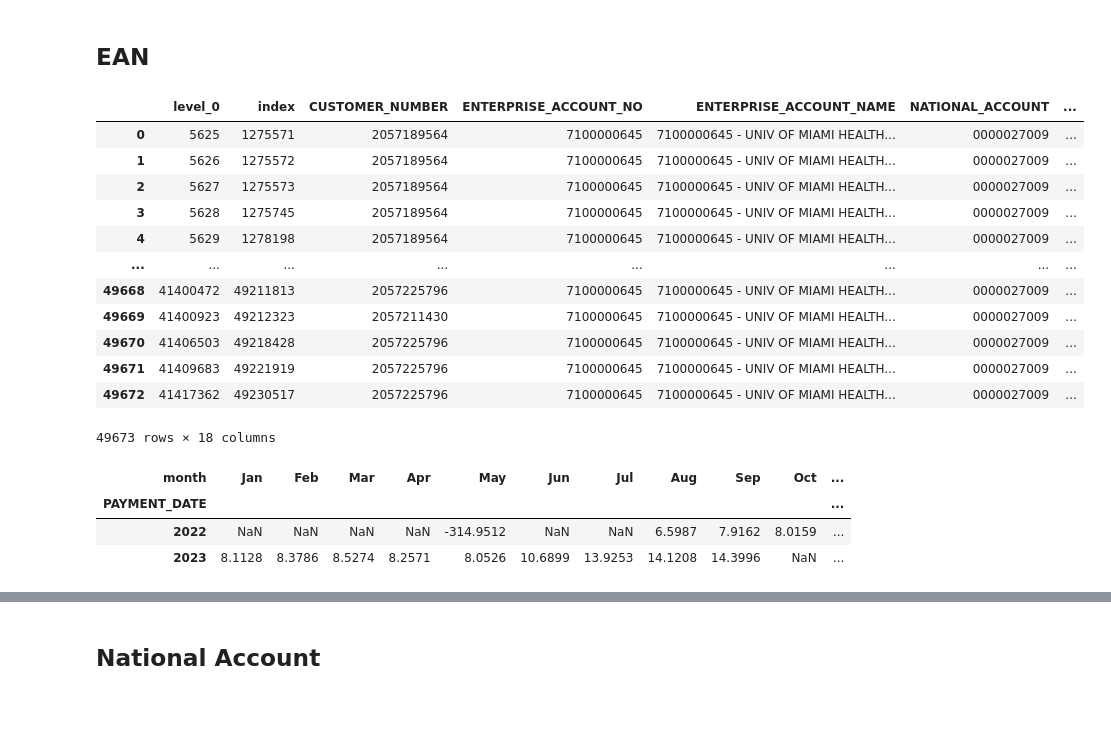
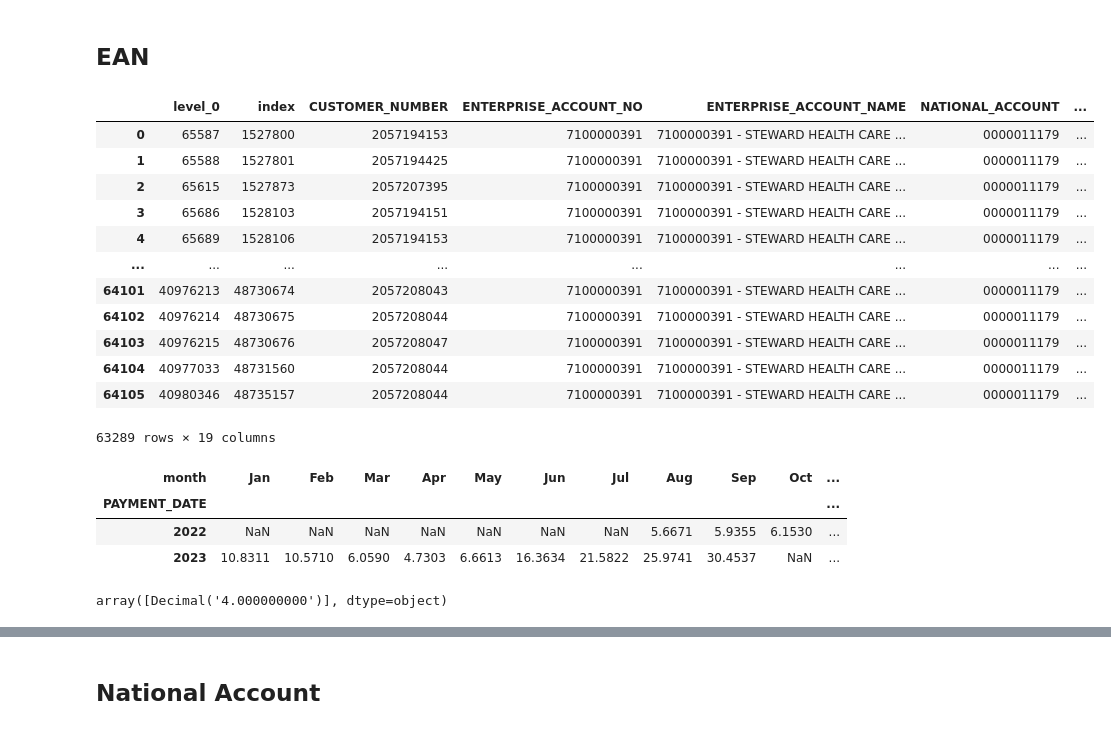
Before and after one commit to cah-madison-johnson/treasure_chest, a Jupyter notebook: WADTP/WADTP.ipynb, the cells around one changed output, grey strips where cells are left out. Drawn from its saved outputs; the diff is of its cells as text; code cells hidden in the pictures.

```diff
--- a/WADTP/WADTP.ipynb
+++ b/WADTP/WADTP.ipynb
@@ -185,22 +226,22 @@ _ = ax.legend(bbox_to_anchor=(1, 1.02), loc='upper left')
 # %% [markdown]
 ## EAN
 # %%
-EAN = "7100000645"
-s = search_EAN(EAN)
+EAN = "7100000391"
+four, thirty,_,_ = search_EAN(EAN)
 # %%
-s
+four
 # %% [output]
 |  | level_0 | index | CUSTOMER_NUMBER | ENTERPRISE_ACCOUNT_NO | ENTERPRISE_ACCOUNT_NAME | NATIONAL_ACCOUNT | ... |
-| 0 | 5625 | 1275571 | 2057189564 | 7100000645 | 7100000645 - UNIV OF MIAMI HEALTH... | 0000027009 | ... |
-| 1 | 5626 | 1275572 | 2057189564 | 7100000645 | 7100000645 - UNIV OF MIAMI HEALTH... | 0000027009 | ... |
-| 2 | 5627 | 1275573 | 2057189564 | 7100000645 | 7100000645 - UNIV OF MIAMI HEALTH... | 0000027009 | ... |
-| 3 | 5628 | 1275745 | 2057189564 | 7100000645 | 7100000645 - UNIV OF MIAMI HEALTH... | 0000027009 | ... |
-| 4 | 5629 | 1278198 | 2057189564 | 7100000645 | 7100000645 - UNIV OF MIAMI HEALTH... | 0000027009 | ... |
+| 0 | 65587 | 1527800 | 2057194153 | 7100000391 | 7100000391 - STEWARD HEALTH CARE ... | 0000011179 | ... |
+| 1 | 65588 | 1527801 | 2057194425 | 7100000391 | 7100000391 - STEWARD HEALTH CARE ... | 0000011179 | ... |
+| 2 | 65615 | 1527873 | 2057207395 | 7100000391 | 7100000391 - STEWARD HEALTH CARE ... | 0000011179 | ... |
+| 3 | 65686 | 1528103 | 2057194151 | 7100000391 | 7100000391 - STEWARD HEALTH CARE ... | 0000011179 | ... |
+| 4 | 65689 | 1528106 | 2057194153 | 7100000391 | 7100000391 - STEWARD HEALTH CARE ... | 0000011179 | ... |
 | ... | ... | ... | ... | ... | ... | ... | ... |
-| 49668 | 41400472 | 49211813 | 2057225796 | 7100000645 | 7100000645 - UNIV OF MIAMI HEALTH... | 0000027009 | ... |
-| 49669 | 41400923 | 49212323 | 2057211430 | 7100000645 | 7100000645 - UNIV OF MIAMI HEALTH... | 0000027009 | ... |
-| 49670 | 41406503 | 49218428 | 2057225796 | 7100000645 | 7100000645 - UNIV OF MIAMI HEALTH... | 0000027009 | ... |
-| 49671 | 41409683 | 49221919 | 2057225796 | 7100000645 | 7100000645 - UNIV OF MIAMI HEALTH... | 0000027009 | ... |
-| 49672 | 41417362 | 49230517 | 2057225796 | 7100000645 | 7100000645 - UNIV OF MIAMI HEALTH... | 0000027009 | ... |
+| 64101 | 40976213 | 48730674 | 2057208043 | 7100000391 | 7100000391 - STEWARD HEALTH CARE ... | 0000011179 | ... |
+| 64102 | 40976214 | 48730675 | 2057208044 | 7100000391 | 7100000391 - STEWARD HEALTH CARE ... | 0000011179 | ... |
+| 64103 | 40976215 | 48730676 | 2057208047 | 7100000391 | 7100000391 - STEWARD HEALTH CARE ... | 0000011179 | ... |
+| 64104 | 40977033 | 48731560 | 2057208044 | 7100000391 | 7100000391 - STEWARD HEALTH CARE ... | 0000011179 | ... |
+| 64105 | 40980346 | 48735157 | 2057208044 | 7100000391 | 7100000391 - STEWARD HEALTH CARE ... | 0000011179 | ... |
-49673 rows × 18 columns
+63289 rows × 19 columns
 # %%
@@ -208,10 +255,14 @@ s['month'] = s['PAYMENT_DATE'].dt.strftime('%b')
 # %%
 year_order = ['Jan','Feb','Mar','Apr','May','Jun','Jul','Aug','Sep','Oct','Nov','Dec']
-dfp = pd.pivot_table(data=s, index=[s.PAYMENT_DATE.dt.year], columns='month', values='WAPD')
+dfp = pd.pivot_table(data=four, index=[four.PAYMENT_DATE.dt.year], columns='month', values='WAPD')
 dfp = dfp.reindex(year_order, axis=1)
 dfp
 # %% [output]
 | month | Jan | Feb | Mar | Apr | May | Jun | Jul | Aug | Sep | Oct | ... |
 | PAYMENT_DATE |  |  |  |  |  |  |  |  |  |  | ... |
-| 2022 | NaN | NaN | NaN | NaN | -314.9512 | NaN | NaN | 6.5987 | 7.9162 | 8.0159 | ... |
-| 2023 | 8.1128 | 8.3786 | 8.5274 | 8.2571 | 8.0526 | 10.6899 | 13.9253 | 14.1208 | 14.3996 | NaN | ... |
+| 2022 | NaN | NaN | NaN | NaN | NaN | NaN | NaN | 5.6671 | 5.9355 | 6.1530 | ... |
+| 2023 | 10.8311 | 10.5710 | 6.0590 | 4.7303 | 6.6613 | 16.3634 | 21.5822 | 25.9741 | 30.4537 | NaN | ... |
+# %%
+four.CC_DAYS_TO_ADD.unique()
+# %% [output]
+array([Decimal('4.000000000')], dtype=object)
```
Also changed, not shown: parts of 16 cells of this notebook.
